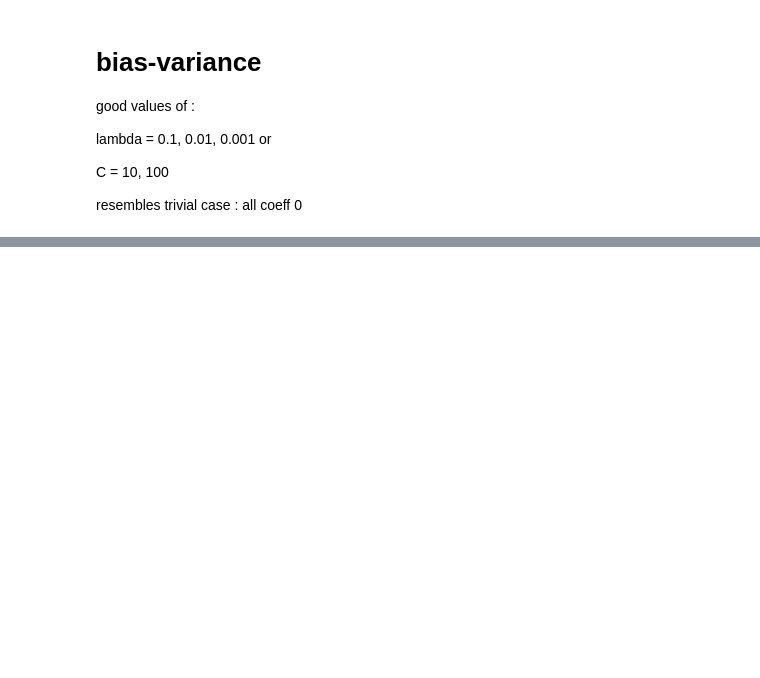
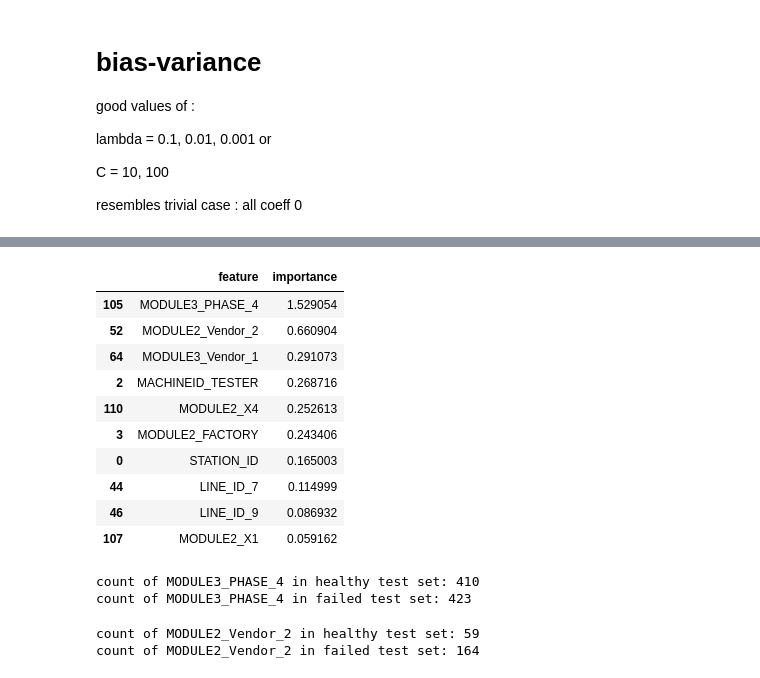
Before and after one commit to pranayrungta/apple, a Jupyter notebook: docs/3.model-lr.ipynb, the cells around one changed output, grey strips where cells are left out. Drawn from its saved outputs; the diff is of its cells as text; code cells hidden in the pictures; blank space fills up the shorter version.

```diff
--- a/docs/3.model-lr.ipynb
+++ b/docs/3.model-lr.ipynb
@@ -74,4 +92,17 @@ plt.legend()
 # %%
-i = one_vals.mean().reset_index()
-i.sort_values(0, ascending=False, inplace=True)
-i.columns = ['feature', 'importance']
+importance = one_vals.mean().reset_index()
+importance.sort_values(0, ascending=False, inplace=True)
+importance.columns = ['feature', 'importance']
+importance.head(10)
+# %% [output]
+|  | feature | importance |
+| 105 | MODULE3_PHASE_4 | 1.529054 |
+| 52 | MODULE2_Vendor_2 | 0.660904 |
+| 64 | MODULE3_Vendor_1 | 0.291073 |
+| 2 | MACHINEID_TESTER | 0.268716 |
+| 110 | MODULE2_X4 | 0.252613 |
+| 3 | MODULE2_FACTORY | 0.243406 |
+| 0 | STATION_ID | 0.165003 |
+| 44 | LINE_ID_7 | 0.114999 |
+| 46 | LINE_ID_9 | 0.086932 |
+| 107 | MODULE2_X1 | 0.059162 |
@@ -83,0 +109,16 @@ xtest.MODULE2_Vendor_2.value_counts()
+# %%
+count = xtest.loc[(ytest==0).values, 'MODULE3_PHASE_4'].value_counts()[1]
+print('count of MODULE3_PHASE_4 in healthy test set:', count)
+count = xtest.loc[(ytest==1).values, 'MODULE3_PHASE_4'].value_counts()[1]
+print('count of MODULE3_PHASE_4 in failed test set:', count)
+# %% [output]
+count of MODULE3_PHASE_4 in healthy test set: 410
+count of MODULE3_PHASE_4 in failed test set: 423
+# %%
+count = xtest.loc[(ytest==0).values, 'MODULE2_Vendor_2'].value_counts()[1]
+print('count of MODULE2_Vendor_2 in healthy test set:', count)
+count = xtest.loc[(ytest==1).values, 'MODULE2_Vendor_2'].value_counts()[1]
+print('count of MODULE2_Vendor_2 in failed test set:', count)
+# %% [output]
+count of MODULE2_Vendor_2 in healthy test set: 59
+count of MODULE2_Vendor_2 in failed test set: 164
```
Also changed, not shown: parts of 9 cells of this notebook.
